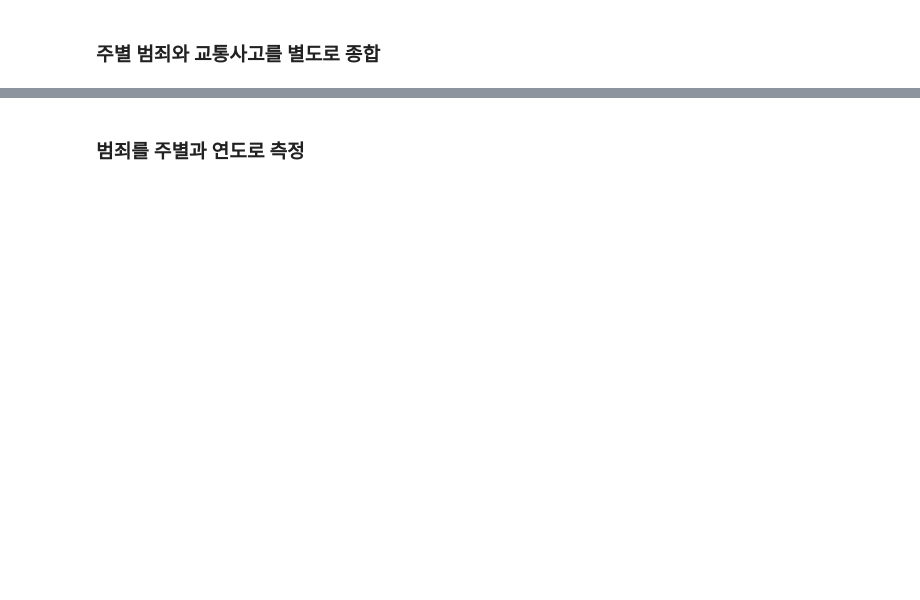
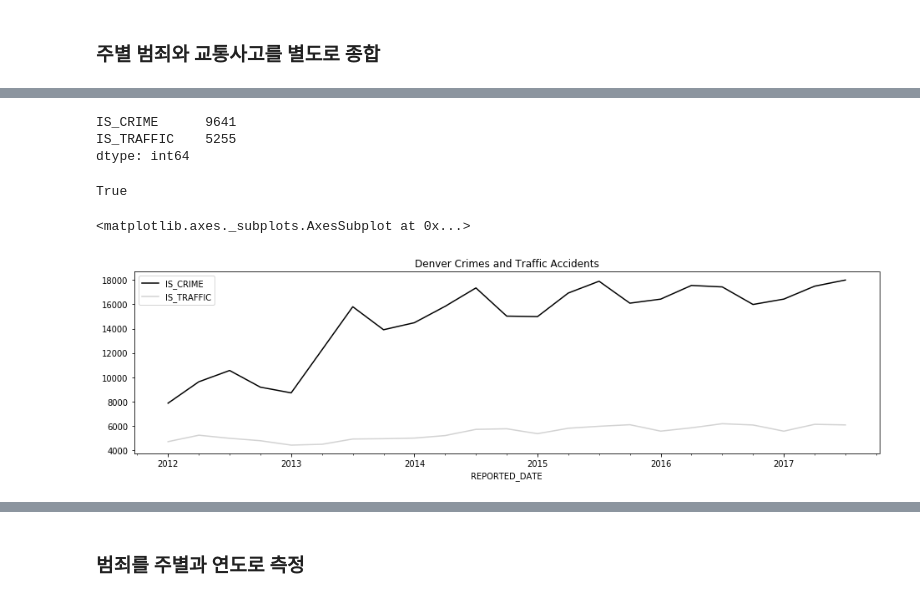
Before and after one commit to liberalapes/pandas_cookbook, a Jupyter notebook: 10장 시계열 분석.ipynb, the cells around one changed output, grey strips where cells are left out. Saved outputs shown, nothing was run; the diff lists cells and outputs as text; code cells hidden in the pictures; blank space fills up the shorter version.

```diff
--- a/10장 시계열 분석.ipynb
+++ b/10장 시계열 분석.ipynb
@@ -89,2 +638,7 @@ Timestamp('2013-04-11 00:00:00')
 # %% [markdown]
 ### 주별 범죄와 교통사고를 별도로 종합
+# %%
+crime_sort = pd.read_hdf(pwd+'/crime.h5', 'crime').set_index('REPORTED_DATE').sort_index()
+# %%
+crime_quarterly = crime_sort.resample('Q')['IS_CRIME', 'IS_TRAFFIC'].sum()
+crime_quarterly.head()
@@ -90,0 +653,18 @@ Timestamp('2013-04-11 00:00:00')
+# %%
+crime_sort.loc['2012-4-1' : '2012-6-30', ['IS_CRIME', 'IS_TRAFFIC']].sum()
+# %% [output]
+IS_CRIME      9641
+IS_TRAFFIC    5255
+dtype: int64
+# %%
+crime_quarterly2 = crime_sort.groupby(pd.Grouper(freq = 'Q'))['IS_CRIME', 'IS_TRAFFIC'].sum()
+crime_quarterly2.equals(crime_quarterly)
+# %% [output]
+True
+# %%
+plot_kwargs = dict(figsize=(16,4), color = ['black', 'lightgrey'], title = 'Denver Crimes and Traffic Accidents')
+
+crime_quarterly.plot(**plot_kwargs)
+# %% [output]
+<matplotlib.axes._subplots.AxesSubplot at 0x...>
+[figure, added]
```
Also changed, not shown: parts of 79 cells of this notebook.
